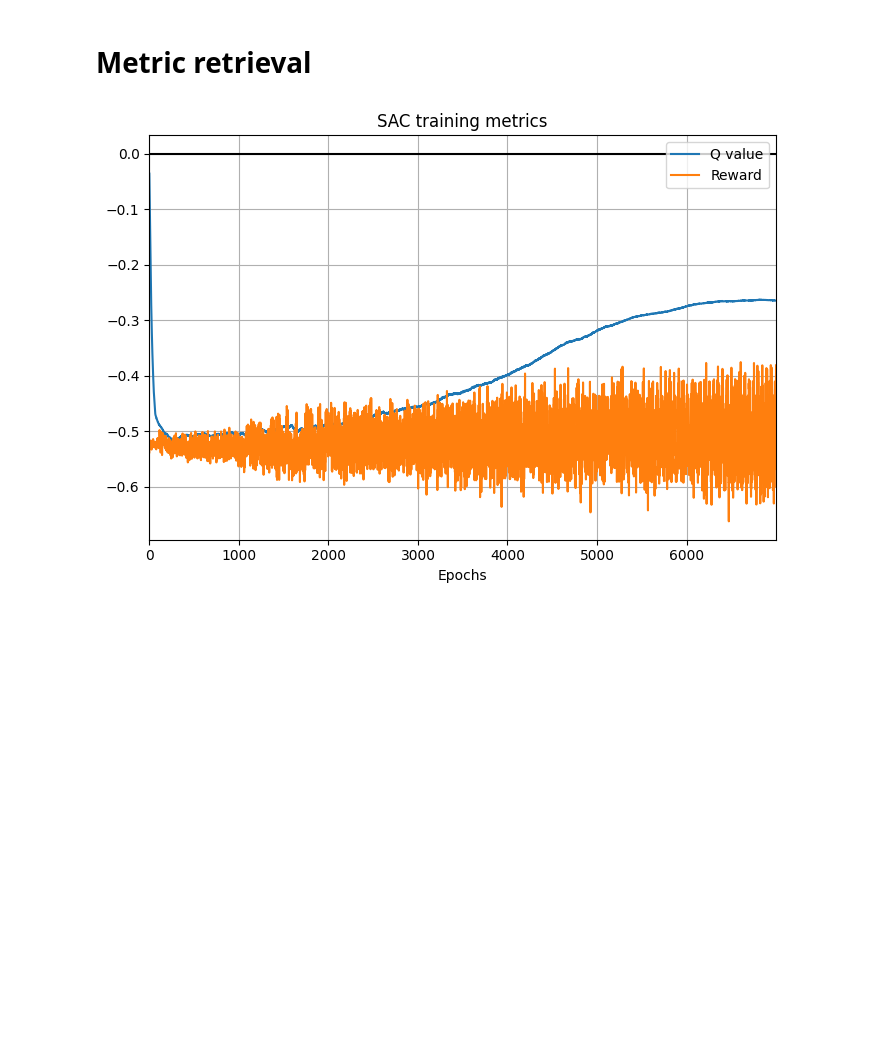
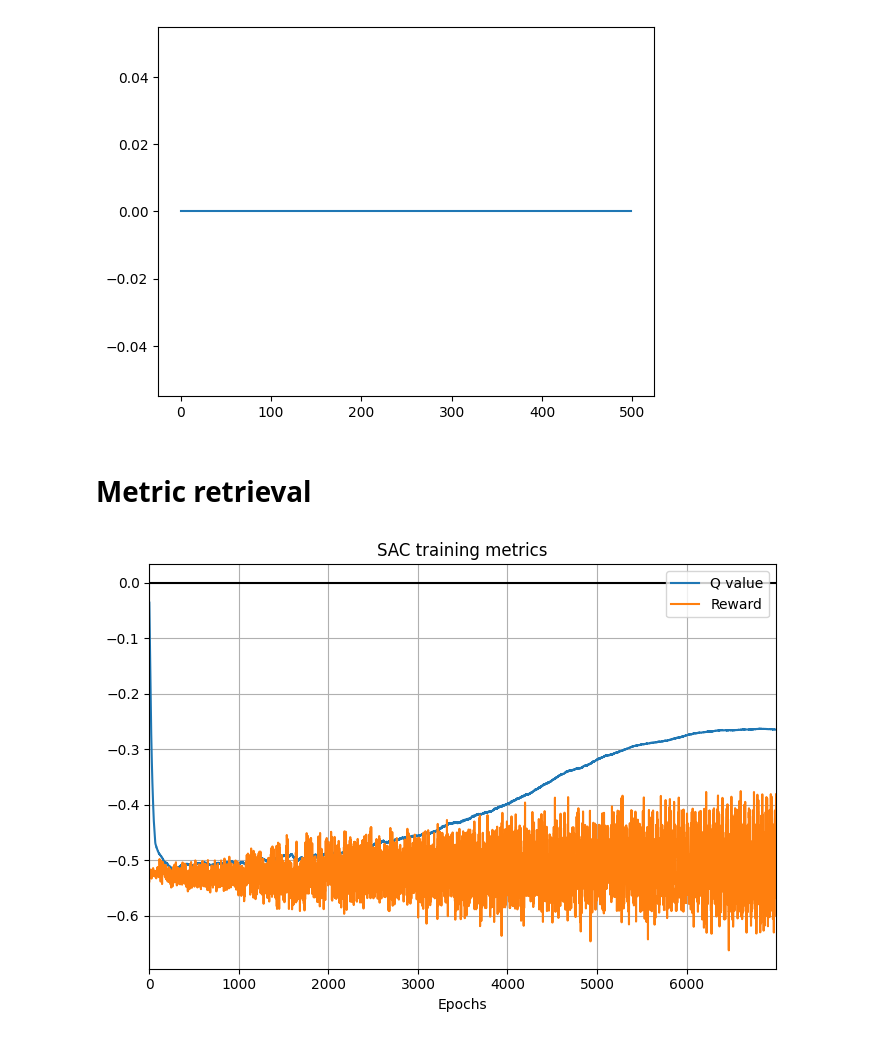
Before and after one commit to JannisHeisingHHN/RewardScaling, a Jupyter notebook: visualize.ipynb, the cells around one changed output. Drawn from its saved outputs; the diff is of its cells as text; code cells hidden in the pictures; blank space fills up the shorter version.

```diff
--- a/visualize.ipynb
+++ b/visualize.ipynb
@@ -82,3 +84,8 @@ plt.show()
+# %%
+plt.plot(states)
+plt.show()
+# %% [output]
+[figure, added]
 # %% [markdown]
 # Metric retrieval
 # %%
```
Also changed, not shown: parts of 3 cells of this notebook, 4 other files.
